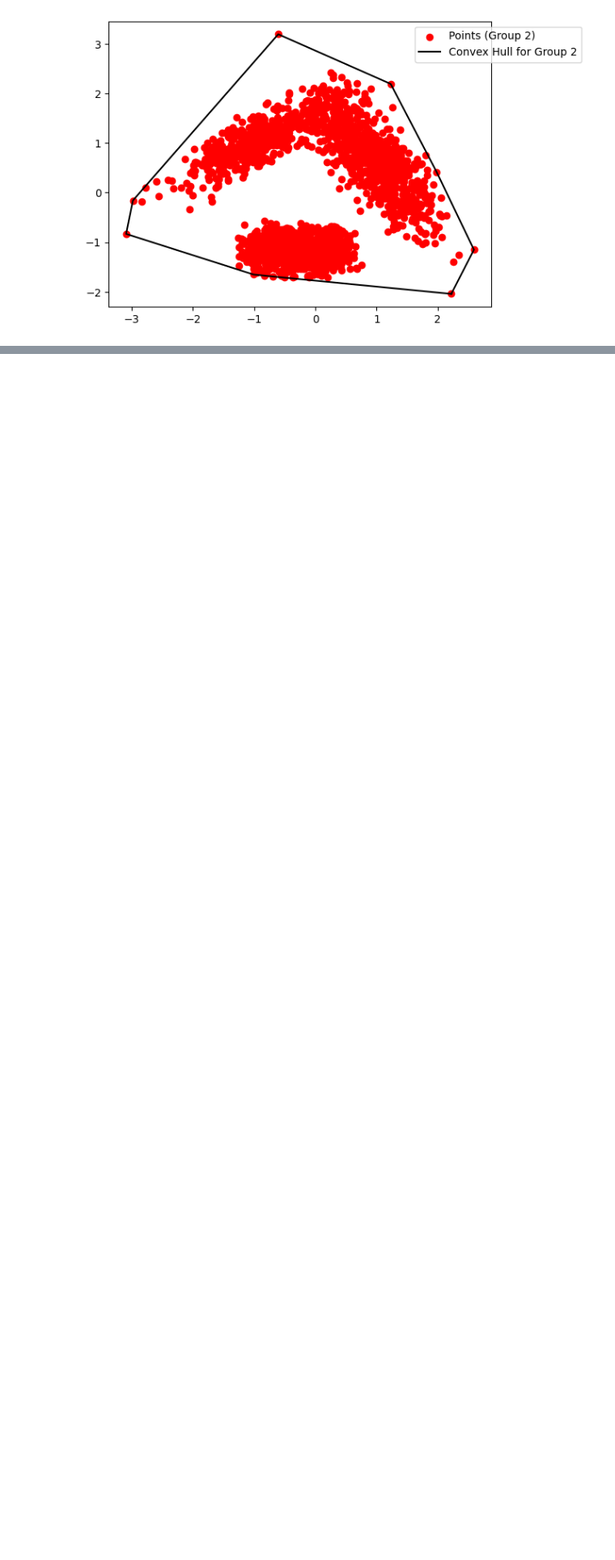
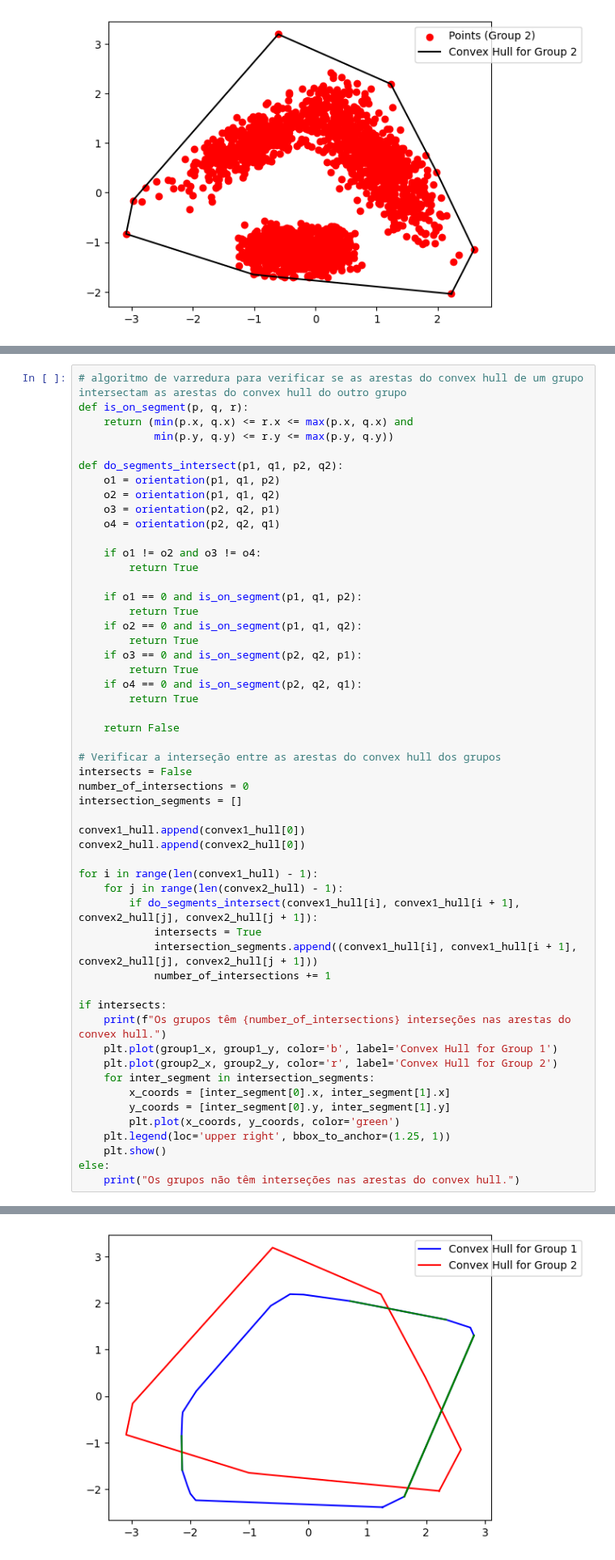
Before and after one commit to LeoOMaia/ALG-2, a Jupyter notebook: trabson.ipynb, the cells around one changed output, grey strips where cells are left out. Shown at 81% size. Drawn from its saved outputs; the diff is of its cells as text; blank space fills up the shorter version.

```diff
--- a/trabson.ipynb
+++ b/trabson.ipynb
@@ -116,0 +115,54 @@ plt.show()
+# %%
+# algoritmo de varredura para verificar se as arestas do convex hull de um grupo intersectam as arestas do convex hull do outro grupo
+def is_on_segment(p, q, r):
+    return (min(p.x, q.x) <= r.x <= max(p.x, q.x) and
+            min(p.y, q.y) <= r.y <= max(p.y, q.y))
+
+def do_segments_intersect(p1, q1, p2, q2):
+    o1 = orientation(p1, q1, p2)
+    o2 = orientation(p1, q1, q2)
+    o3 = orientation(p2, q2, p1)
+    o4 = orientation(p2, q2, q1)
+
+    if o1 != o2 and o3 != o4:
+        return True
+
+    if o1 == 0 and is_on_segment(p1, q1, p2):
+        return True
+    if o2 == 0 and is_on_segment(p1, q1, q2):
+        return True
+    if o3 == 0 and is_on_segment(p2, q2, p1):
+        return True
+    if o4 == 0 and is_on_segment(p2, q2, q1):
+        return True
+
+    return False
+
+# Verificar a interseção entre as arestas do convex hull dos grupos
+intersects = False
+number_of_intersections = 0
+intersection_segments = []
+
+convex1_hull.append(convex1_hull[0])
+convex2_hull.append(convex2_hull[0])
+
+for i in range(len(convex1_hull) - 1):
+    for j in range(len(convex2_hull) - 1):
+        if do_segments_intersect(convex1_hull[i], convex1_hull[i + 1], convex2_hull[j], convex2_hull[j + 1]):
+            intersects = True
+            intersection_segments.append((convex1_hull[i], convex1_hull[i + 1], convex2_hull[j], convex2_hull[j + 1]))
+            number_of_intersections += 1
+
+if intersects:
+    print(f"Os grupos têm {number_of_intersections} interseções nas arestas do convex hull.")
+    plt.plot(group1_x, group1_y, color='b', label='Convex Hull for Group 1')
+    plt.plot(group2_x, group2_y, color='r', label='Convex Hull for Group 2')
+    for inter_segment in intersection_segments:
+        x_coords = [inter_segment[0].x, inter_segment[1].x]
+        y_coords = [inter_segment[0].y, inter_segment[1].y]
+        plt.plot(x_coords, y_coords, color='green')
+    plt.legend(loc='upper right', bbox_to_anchor=(1.25, 1))
+    plt.show()
+else:
+    print("Os grupos não têm interseções nas arestas do convex hull.")
+# %% [output]
@@ -117,3 +170,4 @@ plt.show()
+[figure, added]
 # %% [markdown]
 ## Plot do feixo convexo do conjunto dos pontos em um gráfico só
 # %%
```
Also changed, not shown: parts of 2 cells of this notebook.
